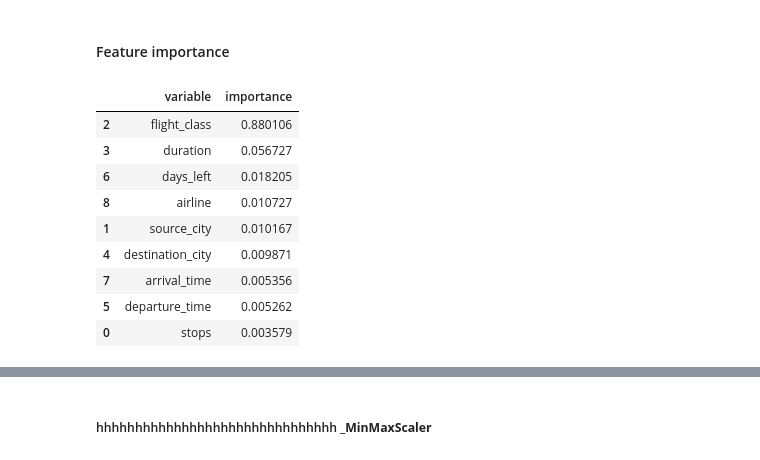
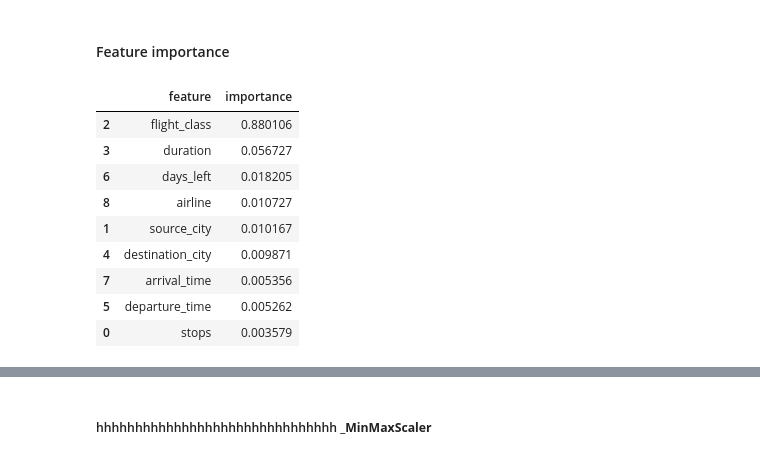
Before and after one commit to ahilah/Flight-Price-Prediction-Model, a Jupyter notebook: flight-price-pred-full.ipynb, the cells around one changed output, grey strips where cells are left out. Saved outputs shown, nothing was run; the diff lists cells and outputs as text; code cells hidden in the pictures.

```diff
--- a/flight-price-pred-full.ipynb
+++ b/flight-price-pred-full.ipynb
@@ -1476,12 +1476,12 @@ plt.show()
 # %%
 rankings_base = ml_model.feature_importances_.tolist()
 # %%
-importance_base = pd.DataFrame(sorted(zip(X_train_base.columns,rankings_base),
-                                 reverse=True),columns=["variable","importance"]).sort_values("importance",ascending = False)
+importance_base = pd.DataFrame(sorted(zip(X_train_base.columns, rankings_base),
+                                 reverse=True), columns=["feature","importance"]).sort_values("importance", ascending = False)
 
 importance_base
 # %% [output]
-|  | variable | importance |
+|  | feature | importance |
 | 2 | flight_class | 0.880106 |
 | 3 | duration | 0.056727 |
 | 6 | days_left | 0.018205 |
```
Also changed, not shown: parts of 25 cells of this notebook.
